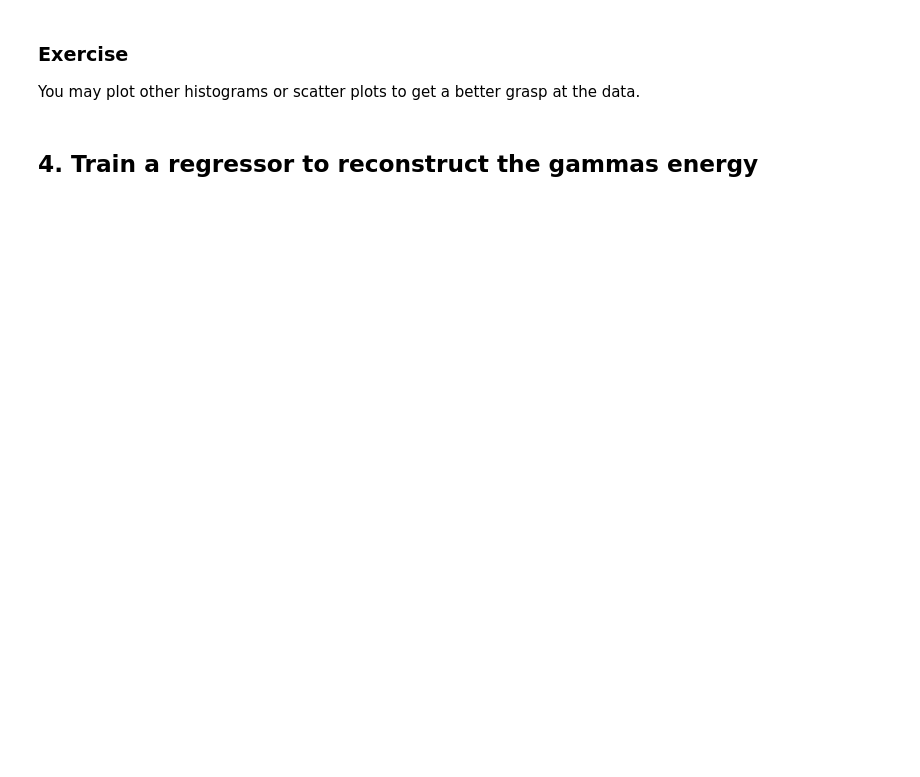
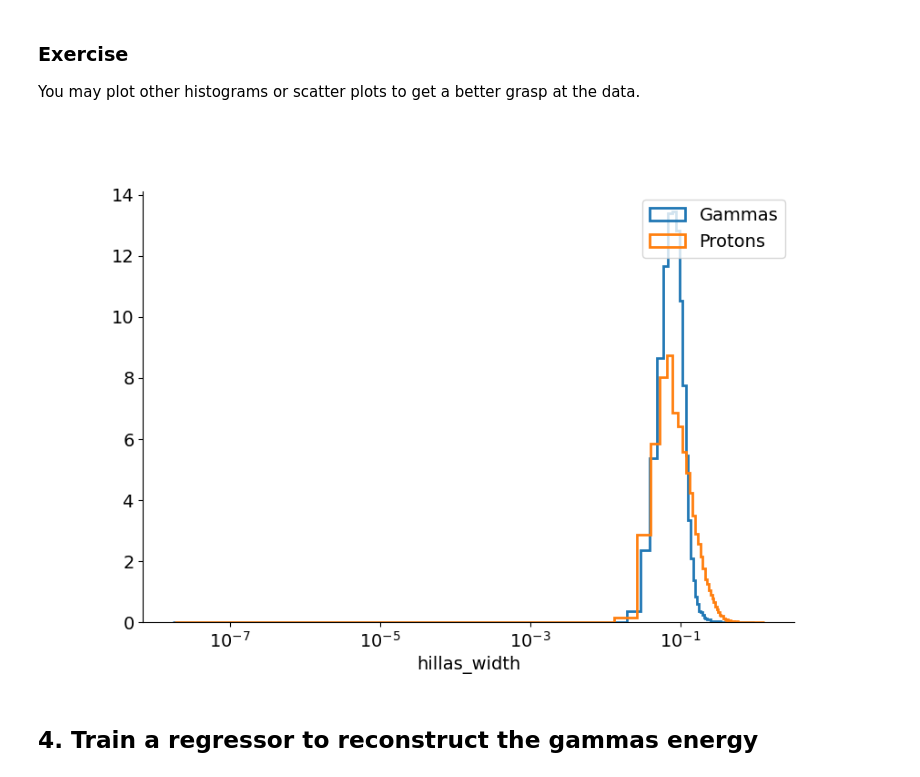
Before and after one commit to escape2020/school2022, a Jupyter notebook: machine-learning/astro_ml.ipynb, the cells around one changed output. Saved outputs shown, nothing was run; the diff lists cells and outputs as text; code cells hidden in the pictures; blank space fills up the shorter version.

```diff
--- a/machine-learning/astro_ml.ipynb
+++ b/machine-learning/astro_ml.ipynb
@@ -202,6 +286,16 @@ None
 # %% [markdown]
 ### Exercise
 You may plot other histograms or scatter plots to get a better grasp at the data.
+# %%
+plt.figure()
+plt.hist(gammas['hillas_width'], bins=100, histtype='step', lw=2, label='Gammas', density=True)
+plt.hist(protons['hillas_width'], bins=100, histtype='step', lw=2, label='Protons', density=True)
+plt.xscale('log')
+plt.xlabel('hillas_width')
+plt.legend()
+None
+# %% [output]
+[figure, added]
 # %% [markdown]
 ## 4. Train a regressor to reconstruct the gammas energy
 # %%
```
Also changed, not shown: parts of 35 cells of this notebook, 1 other file.
